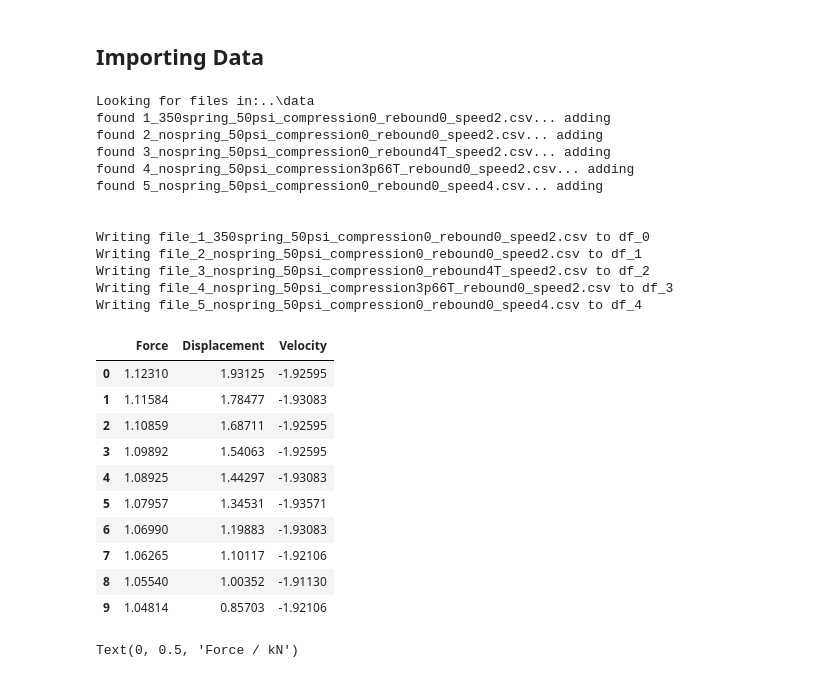
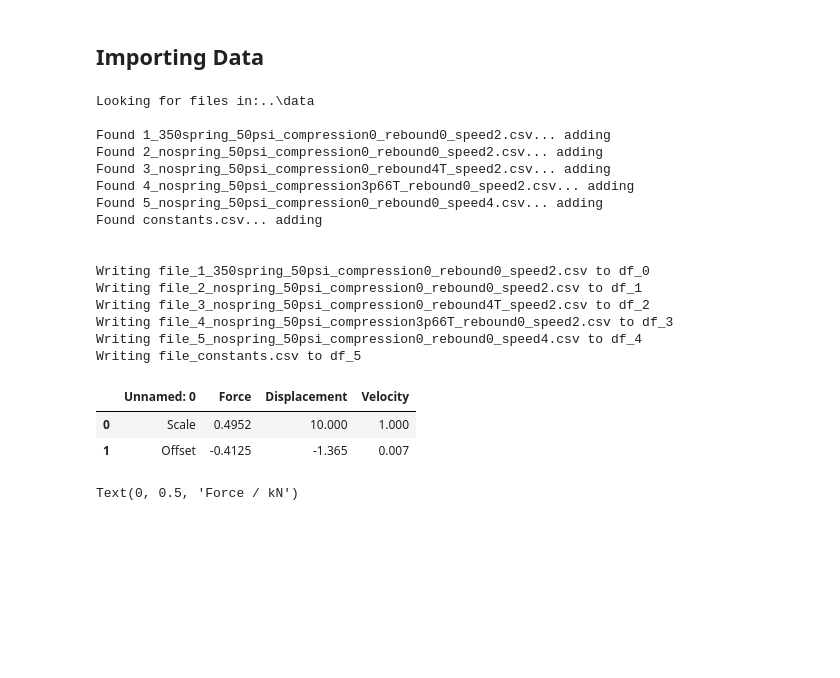
Before and after one commit to nv0id/VibrationsLab, a Jupyter notebook: src/Main.ipynb, the cells around one changed output. Saved outputs shown, nothing was run; the diff lists cells and outputs as text; code cells hidden in the pictures; blank space fills up the shorter version.

```diff
--- a/src/Main.ipynb
+++ b/src/Main.ipynb
@@ -37,13 +37,13 @@ sb.set_style('whitegrid')
 def file_finder(path,extension,suppress=False):
 
     if not suppress:
-        print('Looking for files in:'+path)
+        print('Looking for files in:'+path+'\n')
 
     os.chdir(path) # Change dir to path
     files = {}
     for file in glob.glob(extension):
         if not suppress:
-            print('found',file+'... adding')
+            print('Found',file+'... adding')
         files["file{0}".format('_'+file)] = path+'\\'+file
 
     if len(files) == 0:
@@ -69,11 +69,13 @@ def file_finder(path,extension,suppress=False):
 dataframes = file_finder(r'..\data',"*.csv")
 # %% [output]
 Looking for files in:..\data
-found 1_350spring_50psi_compression0_rebound0_speed2.csv... adding
-found 2_nospring_50psi_compression0_rebound0_speed2.csv... adding
-found 3_nospring_50psi_compression0_rebound4T_speed2.csv... adding
-found 4_nospring_50psi_compression3p66T_rebound0_speed2.csv... adding
-found 5_nospring_50psi_compression0_rebound0_speed4.csv... adding
+
+Found 1_350spring_50psi_compression0_rebound0_speed2.csv... adding
+Found 2_nospring_50psi_compression0_rebound0_speed2.csv... adding
+Found 3_nospring_50psi_compression0_rebound4T_speed2.csv... adding
+Found 4_nospring_50psi_compression3p66T_rebound0_speed2.csv... adding
+Found 5_nospring_50psi_compression0_rebound0_speed4.csv... adding
+Found constants.csv... adding
 
 
 Writing file_1_350spring_50psi_compression0_rebound0_speed2.csv to df_0
@@ -81,21 +83,14 @@ Writing file_2_nospring_50psi_compression0_rebound0_speed2.csv to df_1
 Writing file_3_nospring_50psi_compression0_rebound4T_speed2.csv to df_2
 Writing file_4_nospring_50psi_compression3p66T_rebound0_speed2.csv to df_3
 Writing file_5_nospring_50psi_compression0_rebound0_speed4.csv to df_4
+Writing file_constants.csv to df_5
 # %%
-df = dataframes['df_0']
+df = dataframes['df_5']
 df.head(10)
 # %% [output]
-|  | Force | Displacement | Velocity |
-| 0 | 1.12310 | 1.93125 | -1.92595 |
-| 1 | 1.11584 | 1.78477 | -1.93083 |
-| 2 | 1.10859 | 1.68711 | -1.92595 |
-| 3 | 1.09892 | 1.54063 | -1.92595 |
-| 4 | 1.08925 | 1.44297 | -1.93083 |
-| 5 | 1.07957 | 1.34531 | -1.93571 |
-| 6 | 1.06990 | 1.19883 | -1.93083 |
-| 7 | 1.06265 | 1.10117 | -1.92106 |
-| 8 | 1.05540 | 1.00352 | -1.91130 |
-| 9 | 1.04814 | 0.85703 | -1.92106 |
+|  | Unnamed: 0 | Force | Displacement | Velocity |
+| 0 | Scale | 0.4952 | 10.000 | 1.000 |
+| 1 | Offset | -0.4125 | -1.365 | 0.007 |
 # %%
 # Test graph
 xaxis='Velocity';xunit='V'
```
Also changed, not shown: parts of 2 cells of this notebook.
